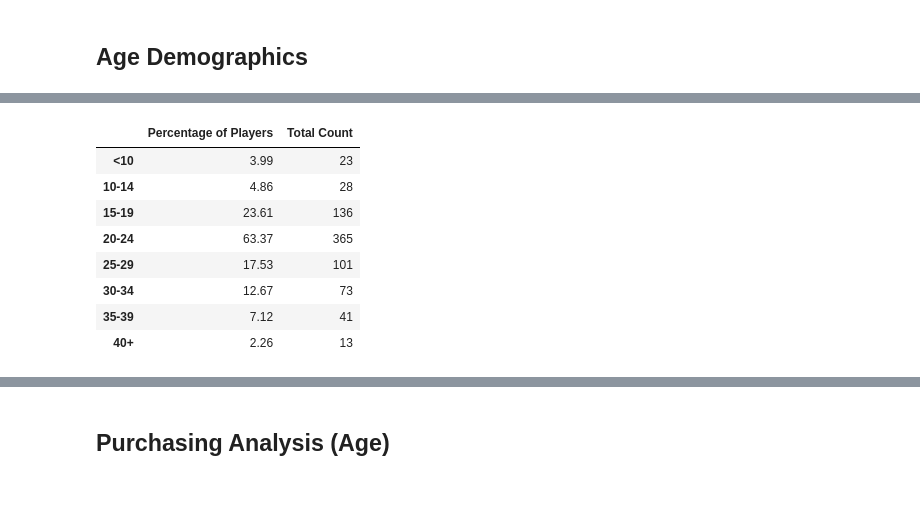
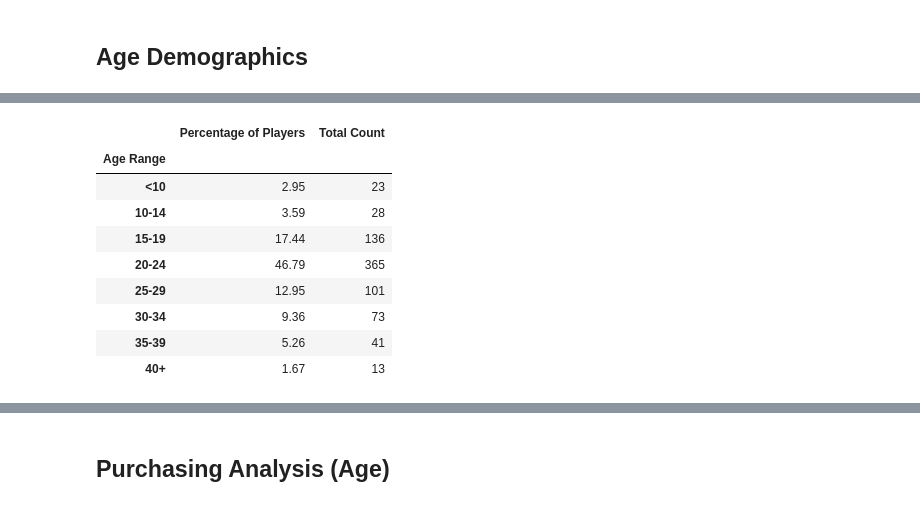
Before and after one commit to Riicha/Pandas, a Jupyter notebook: HeroesOfPymoli.ipynb, the cells around one changed output, grey strips where cells are left out. Cells and saved outputs as stored; diff of their text form; code cells hidden in the pictures.

```diff
--- a/HeroesOfPymoli.ipynb
+++ b/HeroesOfPymoli.ipynb
@@ -142,14 +125,40 @@ This is a test cell
-# %%
-# Establish bins for ages
-age_bins = [0, 9.90, 14.90, 19.90, 24.90, 29.90, 34.90, 39.90, 99999]
-group_names = ["<10", "10-14", "15-19", "20-24", "25-29", "30-34", "35-39", "40+"]
-# %% [output]
-|  | Percentage of Players | Total Count |
-| <10 | 3.99 | 23 |
-| 10-14 | 4.86 | 28 |
-| 15-19 | 23.61 | 136 |
-| 20-24 | 63.37 | 365 |
-| 25-29 | 17.53 | 101 |
-| 30-34 | 12.67 | 73 |
-| 35-39 | 7.12 | 41 |
-| 40+ | 2.26 | 13 |
+# %%
+# Establish bins for ages
+# age_bins = [0, 9.90, 14.90, 19.90, 24.90, 29.90, 34.90, 39.90, 99999]
+age_bins = [0, 9, 14, 19, 24, 29, 34, 39, 99999]
+group_names = ["<10", "10-14", "15-19", "20-24", "25-29", "30-34", "35-39", "40+"]
+
+# store the dataset in a local variable
+Age_Demograpgics = purchase_data
+
+# Create a new column and assigh Bin values into descrite intervals
+Age_Demograpgics["Age Range"] = pd.cut(Age_Demograpgics["Age"], age_bins, labels = group_names)
+
+# Create a new column Percentage of Players and initialise with 0
+Age_Demograpgics["Percentage of Players"] = 0
+
+# Create a new column Total Count and initialise with 0
+Age_Demograpgics["Total Count"] = 0
+# Grouping on "Age Range" and Aggregation on "Percentage of Players","Total Count"
+Age_Demograpgics = Age_Demograpgics.groupby(["Age Range"]).agg({"Percentage of Players" : "size"
+                                                                ,"Total Count": "size"
+                                                               })
+Age_Demograpgics_Total = Age_Demograpgics["Total Count"].sum()
+
+# Calculate the percentage
+Age_Demograpgics["Percentage of Players"] = Age_Demograpgics["Percentage of Players"] * 100/Age_Demograpgics_Total
+
+# Formatting done for multiple rows
+Age_Demograpgics["Percentage of Players"] = Age_Demograpgics["Percentage of Players"].map('{:.2f}'.format)
+Age_Demograpgics
+# %% [output]
+|  | Percentage of Players | Total Count |
+| Age Range |  |  |
+| <10 | 2.95 | 23 |
+| 10-14 | 3.59 | 28 |
+| 15-19 | 17.44 | 136 |
+| 20-24 | 46.79 | 365 |
+| 25-29 | 12.95 | 101 |
+| 30-34 | 9.36 | 73 |
+| 35-39 | 5.26 | 41 |
+| 40+ | 1.67 | 13 |
```
Also changed, not shown: parts of 3 cells of this notebook.
